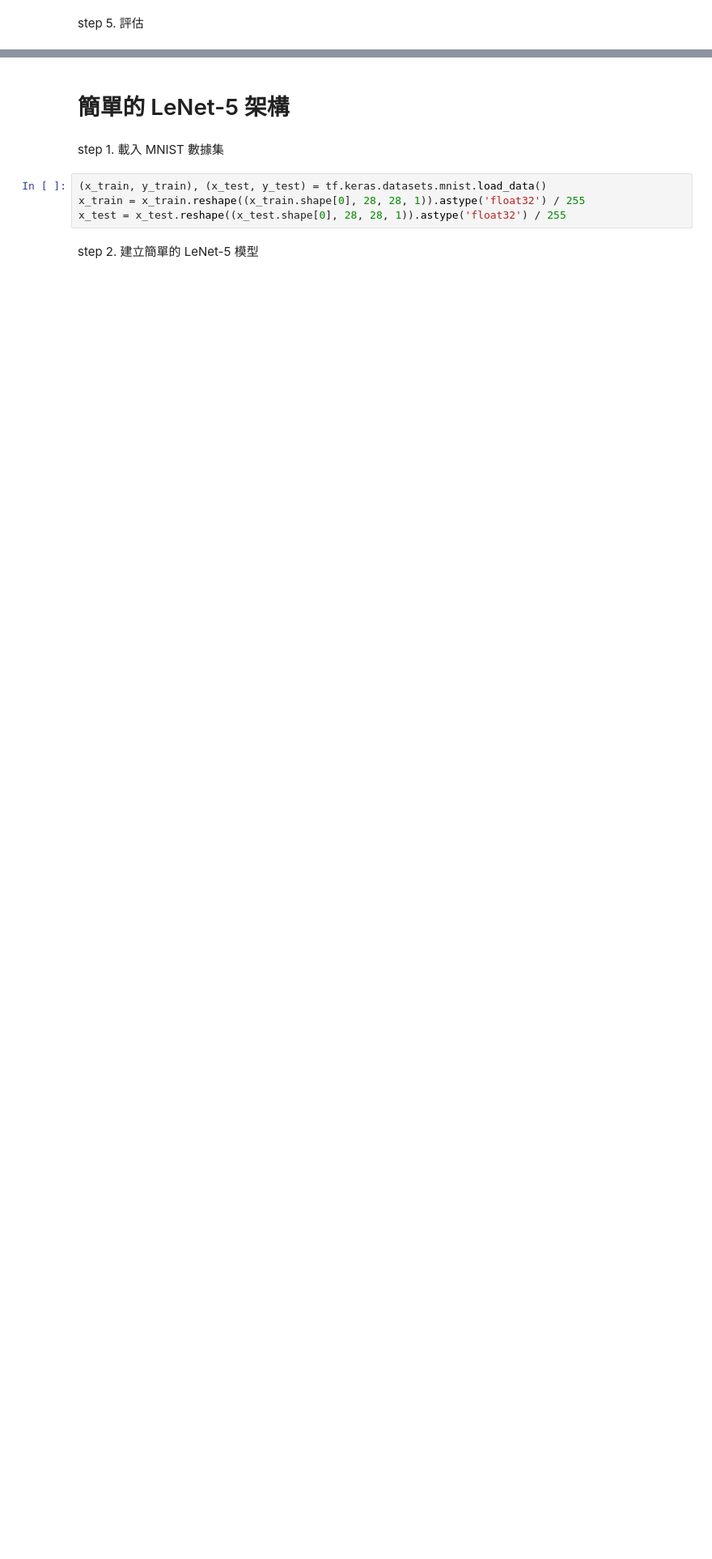
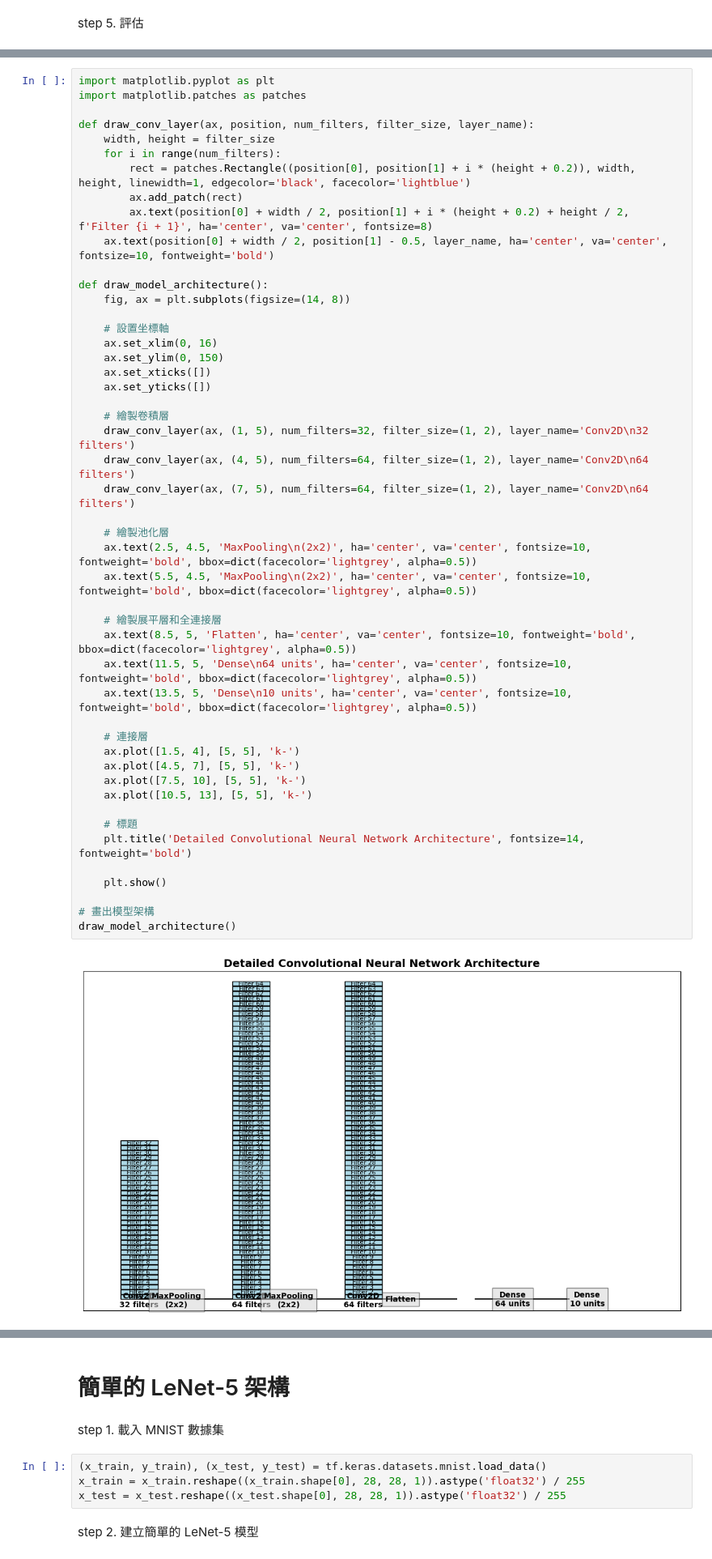
Before and after one commit to KaiaLee/CNN_practice, a Jupyter notebook: MNIST_CNN.ipynb, the cells around one changed output, grey strips where cells are left out. Shown at 81% size. Cells and saved outputs as stored; diff of their text form; blank space fills up the shorter version.

```diff
--- a/MNIST_CNN.ipynb
+++ b/MNIST_CNN.ipynb
@@ -171,0 +213,50 @@ _________________________________________________________________
+# %%
+import matplotlib.pyplot as plt
+import matplotlib.patches as patches
+
+def draw_conv_layer(ax, position, num_filters, filter_size, layer_name):
+    width, height = filter_size
+    for i in range(num_filters):
+        rect = patches.Rectangle((position[0], position[1] + i * (height + 0.2)), width, height, linewidth=1, edgecolor='black', facecolor='lightblue')
+        ax.add_patch(rect)
+        ax.text(position[0] + width / 2, position[1] + i * (height + 0.2) + height / 2, f'Filter {i + 1}', ha='center', va='center', fontsize=8)
+    ax.text(position[0] + width / 2, position[1] - 0.5, layer_name, ha='center', va='center', fontsize=10, fontweight='bold')
+
+def draw_model_architecture():
+    fig, ax = plt.subplots(figsize=(14, 8))
+
+    # 設置坐標軸
+    ax.set_xlim(0, 16)
+    ax.set_ylim(0, 150)
+    ax.set_xticks([])
+    ax.set_yticks([])
+
+    # 繪製卷積層
+    draw_conv_layer(ax, (1, 5), num_filters=32, filter_size=(1, 2), layer_name='Conv2D\n32 filters')
+    draw_conv_layer(ax, (4, 5), num_filters=64, filter_size=(1, 2), layer_name='Conv2D\n64 filters')
+    draw_conv_layer(ax, (7, 5), num_filters=64, filter_size=(1, 2), layer_name='Conv2D\n64 filters')
+
+    # 繪製池化層
+    ax.text(2.5, 4.5, 'MaxPooling\n(2x2)', ha='center', va='center', fontsize=10, fontweight='bold', bbox=dict(facecolor='lightgrey', alpha=0.5))
+    ax.text(5.5, 4.5, 'MaxPooling\n(2x2)', ha='center', va='center', fontsize=10, fontweight='bold', bbox=dict(facecolor='lightgrey', alpha=0.5))
+
+    # 繪製展平層和全連接層
+    ax.text(8.5, 5, 'Flatten', ha='center', va='center', fontsize=10, fontweight='bold', bbox=dict(facecolor='lightgrey', alpha=0.5))
+    ax.text(11.5, 5, 'Dense\n64 units', ha='center', va='center', fontsize=10, fontweight='bold', bbox=dict(facecolor='lightgrey', alpha=0.5))
+    ax.text(13.5, 5, 'Dense\n10 units', ha='center', va='center', fontsize=10, fontweight='bold', bbox=dict(facecolor='lightgrey', alpha=0.5))
+
+    # 連接層
+    ax.plot([1.5, 4], [5, 5], 'k-')
+    ax.plot([4.5, 7], [5, 5], 'k-')
+    ax.plot([7.5, 10], [5, 5], 'k-')
+    ax.plot([10.5, 13], [5, 5], 'k-')
+
+    # 標題
+    plt.title('Detailed Convolutional Neural Network Architecture', fontsize=14, fontweight='bold')
+
+    plt.show()
+
+# 畫出模型架構
+draw_model_architecture()
+# %% [output]
+[figure, added]
```
Also changed, not shown: parts of 15 cells of this notebook.
